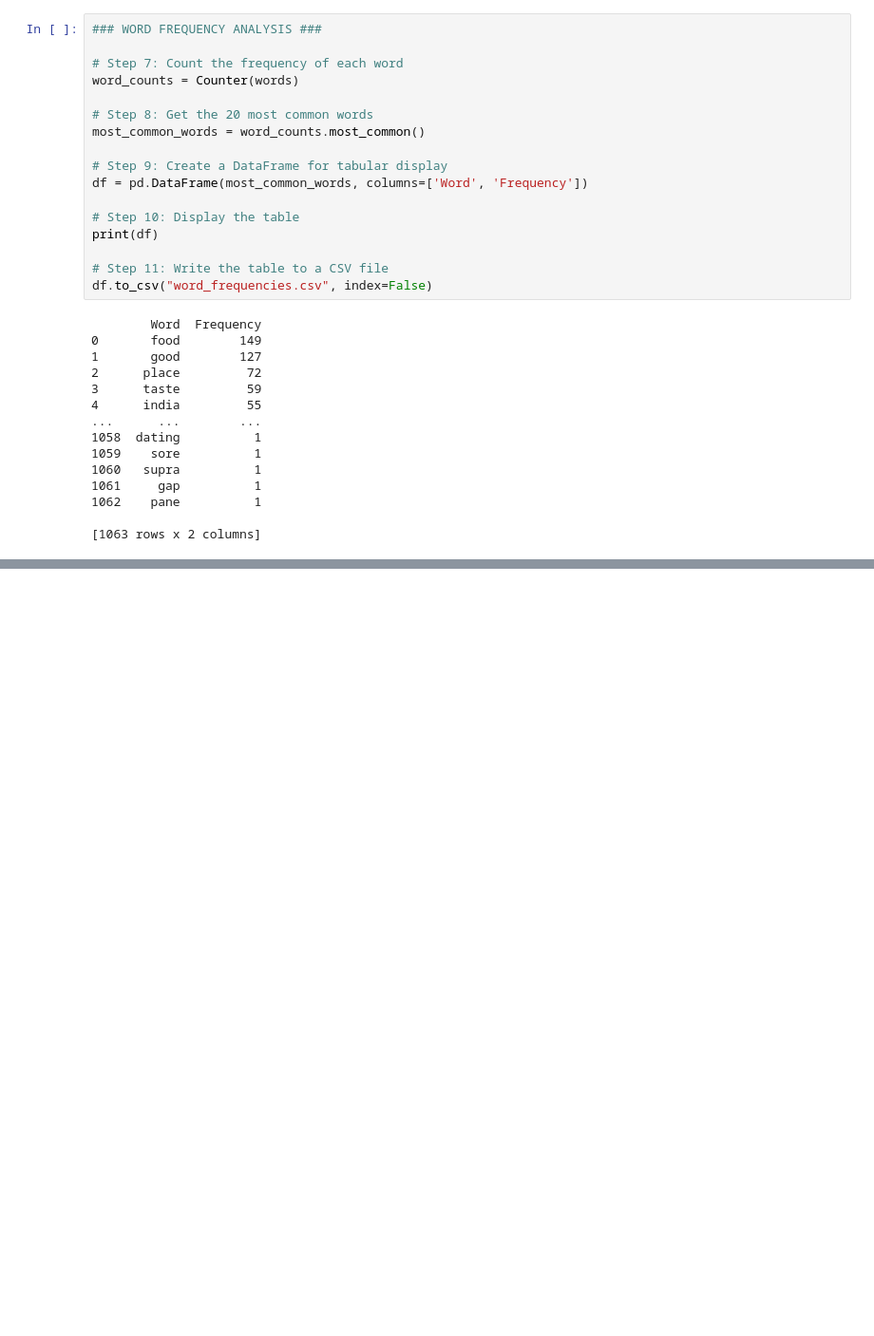
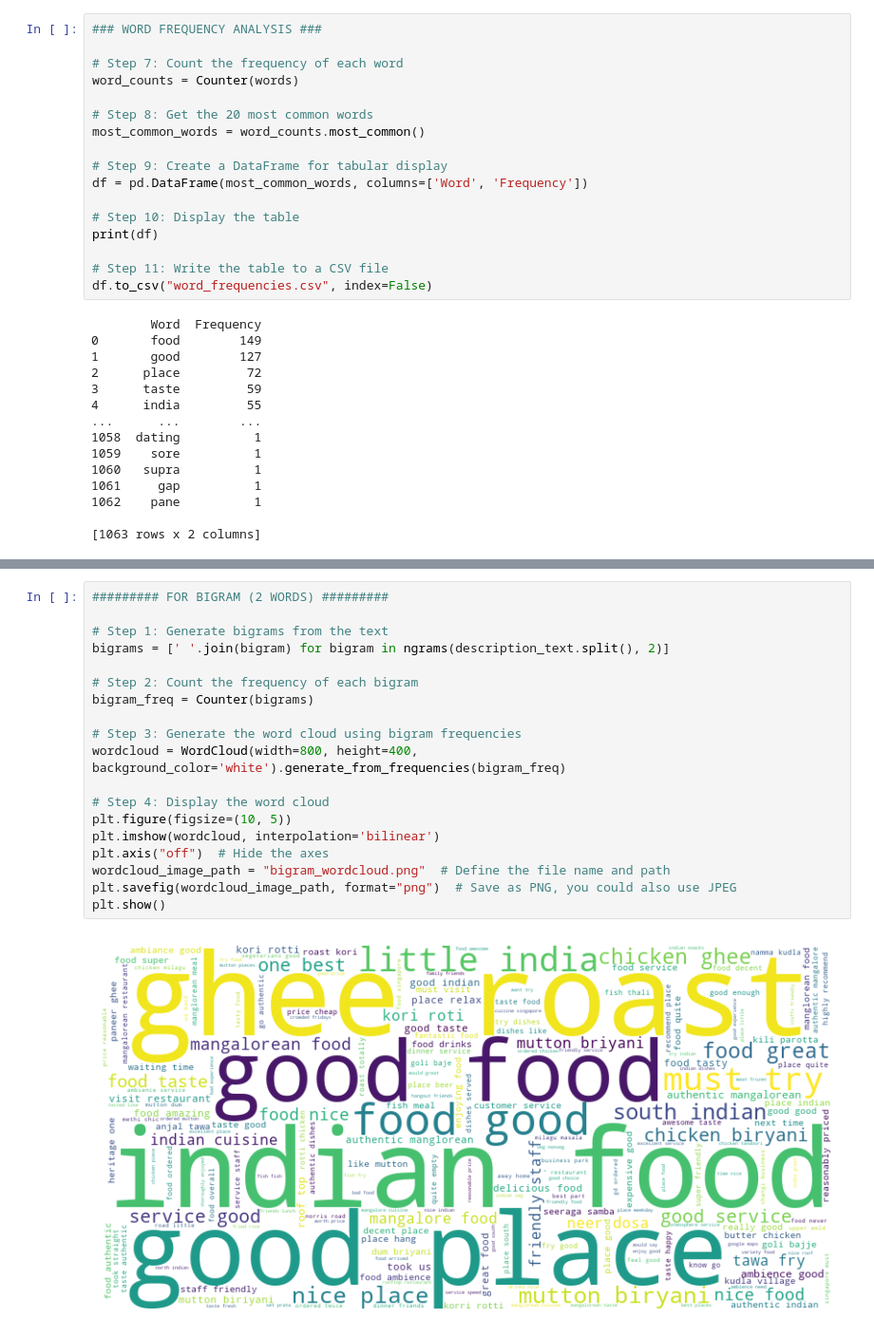
Before and after one commit to yourlaststraw/is434_heritageone, a Jupyter notebook: Wordcloud and Frequency_Keith.ipynb, the cells around one changed output, grey strips where cells are left out. Shown at 95% size. Cells and saved outputs as stored; diff of their text form; blank space fills up the shorter version.

```diff
--- a/Wordcloud and Frequency_Keith.ipynb
+++ b/Wordcloud and Frequency_Keith.ipynb
@@ -216,0 +222,21 @@ Hello this is an example text with commas.
+# %%
+######### FOR BIGRAM (2 WORDS) #########
+
+# Step 1: Generate bigrams from the text
+bigrams = [' '.join(bigram) for bigram in ngrams(description_text.split(), 2)]
+
+# Step 2: Count the frequency of each bigram
+bigram_freq = Counter(bigrams)
+
+# Step 3: Generate the word cloud using bigram frequencies
+wordcloud = WordCloud(width=800, height=400, background_color='white').generate_from_frequencies(bigram_freq)
+
+# Step 4: Display the word cloud
+plt.figure(figsize=(10, 5))
+plt.imshow(wordcloud, interpolation='bilinear')
+plt.axis("off")  # Hide the axes
+wordcloud_image_path = "bigram_wordcloud.png"  # Define the file name and path
+plt.savefig(wordcloud_image_path, format="png")  # Save as PNG, you could also use JPEG
+plt.show()
+# %% [output]
+[figure, added]
```
Also changed, not shown: parts of 9 cells of this notebook.
